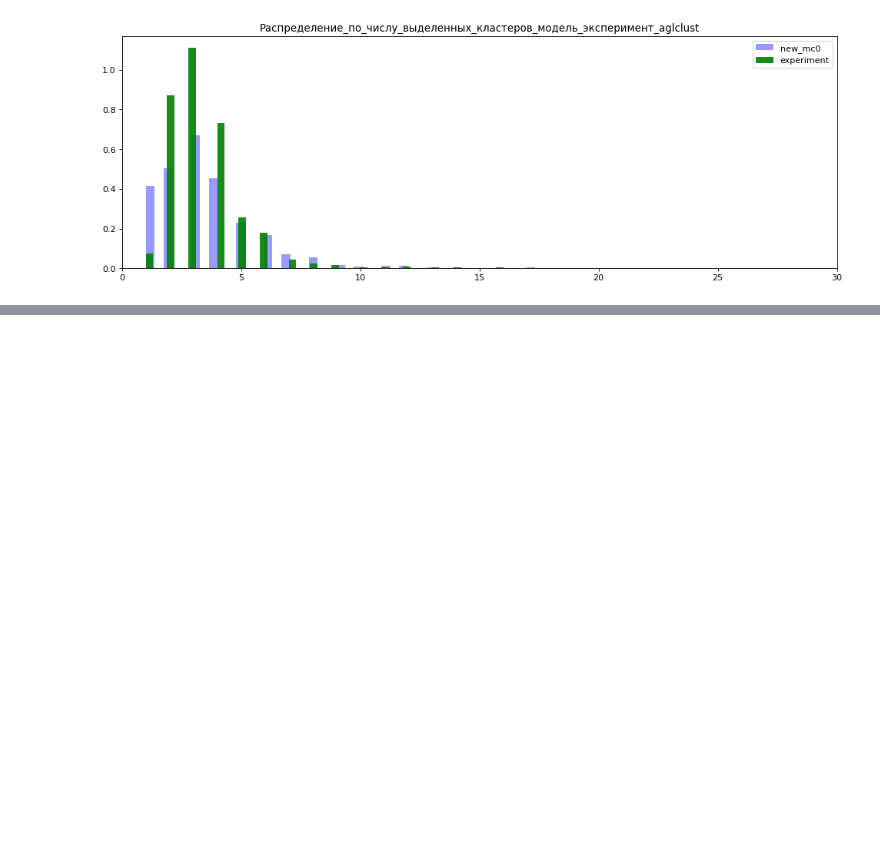
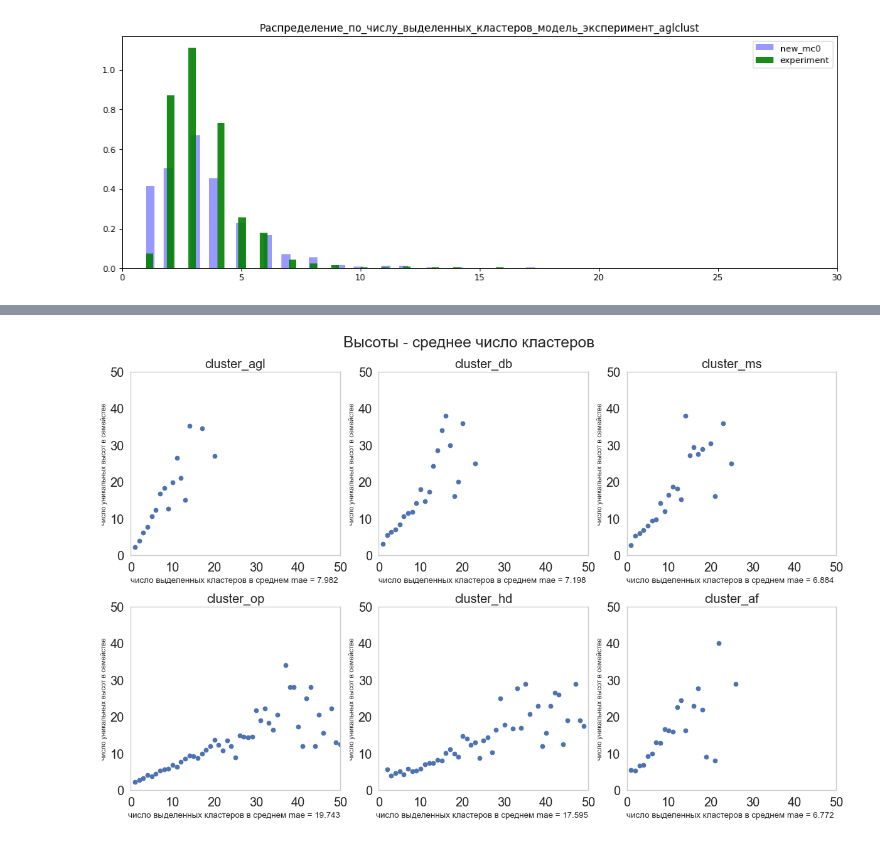
Before and after one commit to MaryIzo/coursework, a Jupyter notebook: 7_clustering_labels.ipynb, the cells around one changed output, grey strips where cells are left out. Drawn from its saved outputs; the diff is of its cells as text; code cells hidden in the pictures; blank space fills up the shorter version.

```diff
--- a/7_clustering_labels.ipynb
+++ b/7_clustering_labels.ipynb
@@ -365,12 +401,3 @@ def return_number_h_cluster(data, name, clust):
         number_dom_h.append(number_h_one)
 
     return pd.DataFrame({'num': nums,'number_h':number_dom_h, 'number_clusters': number_clusters})
-# %%
-algorithm = ['cluster_agl', 'cluster_db', 'cluster_ms', 'cluster_op', 'cluster_hd', 'cluster_af']
-
-for i in range(6):
-    print(i+1, algorithm[i])
-    plotdf = return_number_h_cluster(clustered_df_old, ' num_of_family', algorithm[i])
-    plotdf = plotdf.groupby('number_clusters').mean().reset_index()
-    sns.jointplot(x = plotdf['number_clusters'], y = plotdf['number_h'],  kind='scatter')
-    plt.show()
@@ -389,0 +404,29 @@ for i in range(6):
+# %%
+algorithm = ['cluster_agl', 'cluster_db', 'cluster_ms', 'cluster_op', 'cluster_hd', 'cluster_af']
+
+fig = plt.figure(figsize=(15, 10), dpi=80)
+plt.suptitle('Высоты - среднее число кластеров')
+plt.rcParams.update(params)
+
+for i in range(6):
+
+    plotdf = return_number_h_cluster(clustered_df_old, ' num_of_family', algorithm[i])
+    plotdf = plotdf.groupby('number_clusters').mean().reset_index()
+    m = round(mae(plotdf['number_clusters'], plotdf['number_h']), 3)
+
+    plt.subplot(2, 3, i+1)
+    plt.title(algorithm[i])
+
+    plt.plot(plotdf['number_clusters'], plotdf['number_h'],  'o')
+
+    plt.rcParams.update(params)
+    plt.xlabel(f'число выделенных кластеров в среднем mae = {m} ', size=12)
+    plt.ylabel('число уникальных высот в семействе', size=10)
+    plt.xlim([0, 50])
+    plt.ylim([0, 50])
+    plt.grid()
+
+plt.tight_layout()
+plt.savefig(f'images/clustering_h/h_mean_clust.png')
+# %% [output]
+[figure, added]
```
Also changed, not shown: parts of 6 cells of this notebook, 55 other files.
